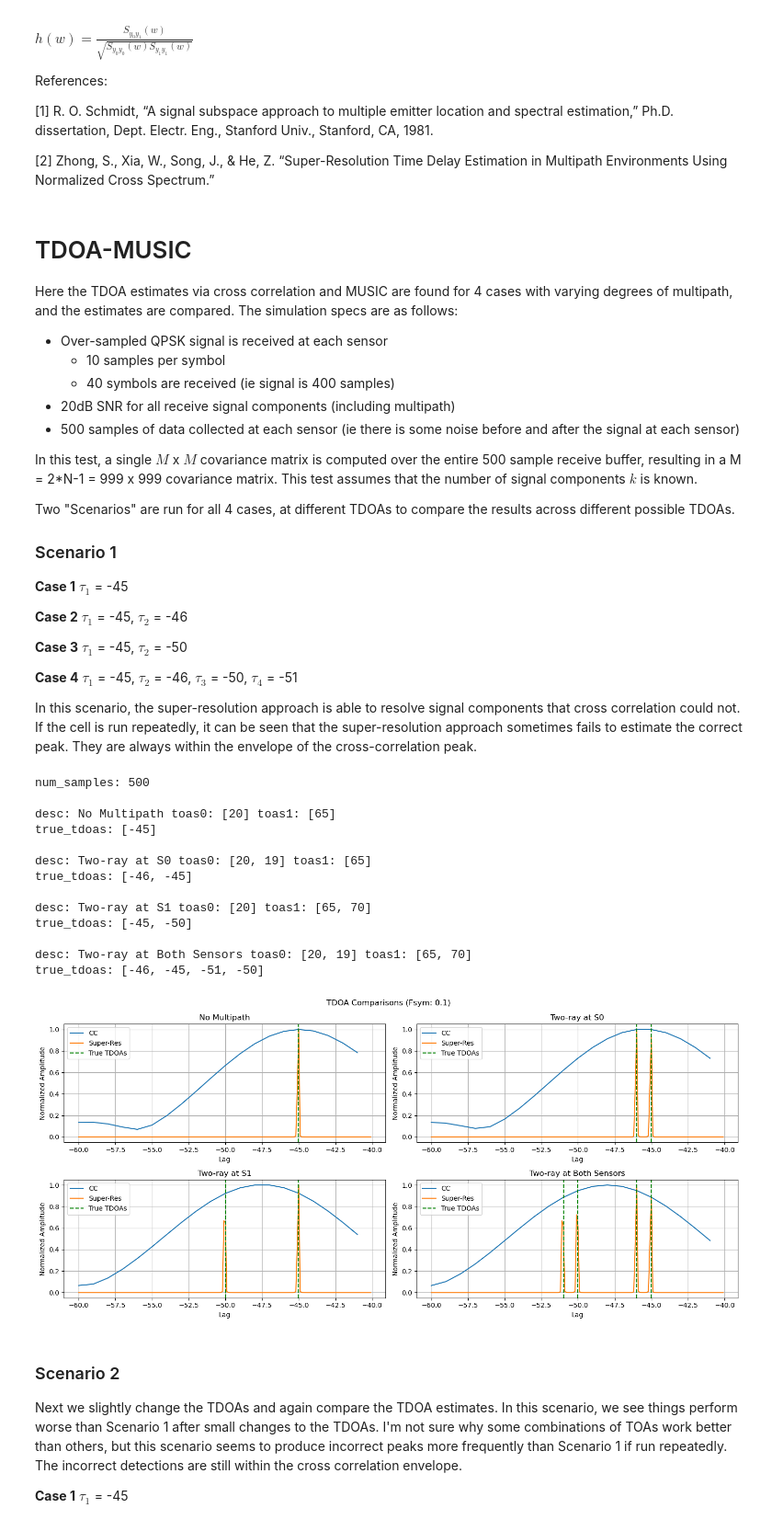
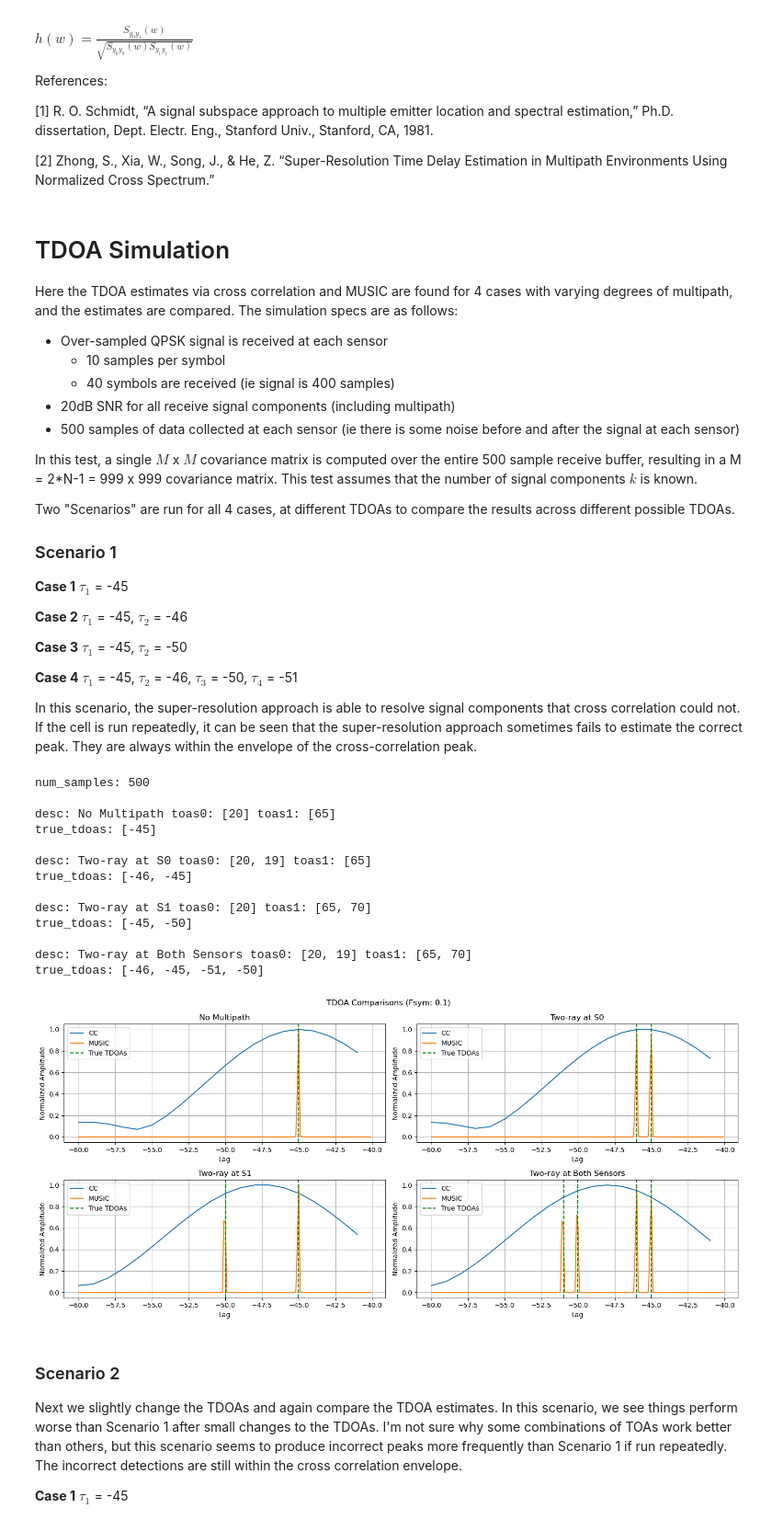
Before and after one commit to jimjam843/Super-ResolutionTDOA, a Jupyter notebook: python/notebooks/music_paper.ipynb, the cells around one changed output. Shown at 92% size. Saved outputs shown, nothing was run; the diff lists cells and outputs as text; code cells hidden in the pictures.

```diff
--- a/python/notebooks/music_paper.ipynb
+++ b/python/notebooks/music_paper.ipynb
@@ -73,7 +73,7 @@ import os
 sys.path.append(os.path.abspath('..'))
 import utils
 # %% [markdown]
-# TDOA-MUSIC
+# TDOA Simulation
 
 Here the TDOA estimates via cross correlation and MUSIC are found for 4 cases with varying degrees of multipath, and the estimates are compared. The simulation specs are as follows:
 
@@ -152,36 +152,36 @@ for desc, (toas0, toas1) in cases.items():
 
     plt.title(desc)
     plt.plot(l1, tdoa1, label='CC')
-    plt.plot(l2, tdoa2, label='Super-Res')
+    plt.plot(l2, tdoa2, label='MUSIC')
     plt.ylabel("Normalized Amplitude")
     plt.xlabel("Lag")
     plt.grid()
 
     for ix,tdoa in enumerate(true_tdoas):
         if ix==0:
             plt.axvline(tdoa, color='green', linestyle='dashed', label='True TDOAs')
         else:
             plt.axvline(tdoa, color='green', linestyle='dashed')
     plt.legend()
 
     pltnum += 1
 
 plt.tight_layout()
 # %% [output]
 num_samples: 500
 
 desc: No Multipath toas0: [20] toas1: [65]
 true_tdoas: [-45]
 
 desc: Two-ray at S0 toas0: [20, 19] toas1: [65]
 true_tdoas: [-46, -45]
 
 desc: Two-ray at S1 toas0: [20] toas1: [65, 70]
 true_tdoas: [-45, -50]
 
 desc: Two-ray at Both Sensors toas0: [20, 19] toas1: [65, 70]
 true_tdoas: [-46, -45, -51, -50]
-[figure, old version]
+[figure, new version]
 # %% [markdown]
 ### Scenario 2
 
```
Also changed, not shown: parts of 1 cell of this notebook, 4 other files.
